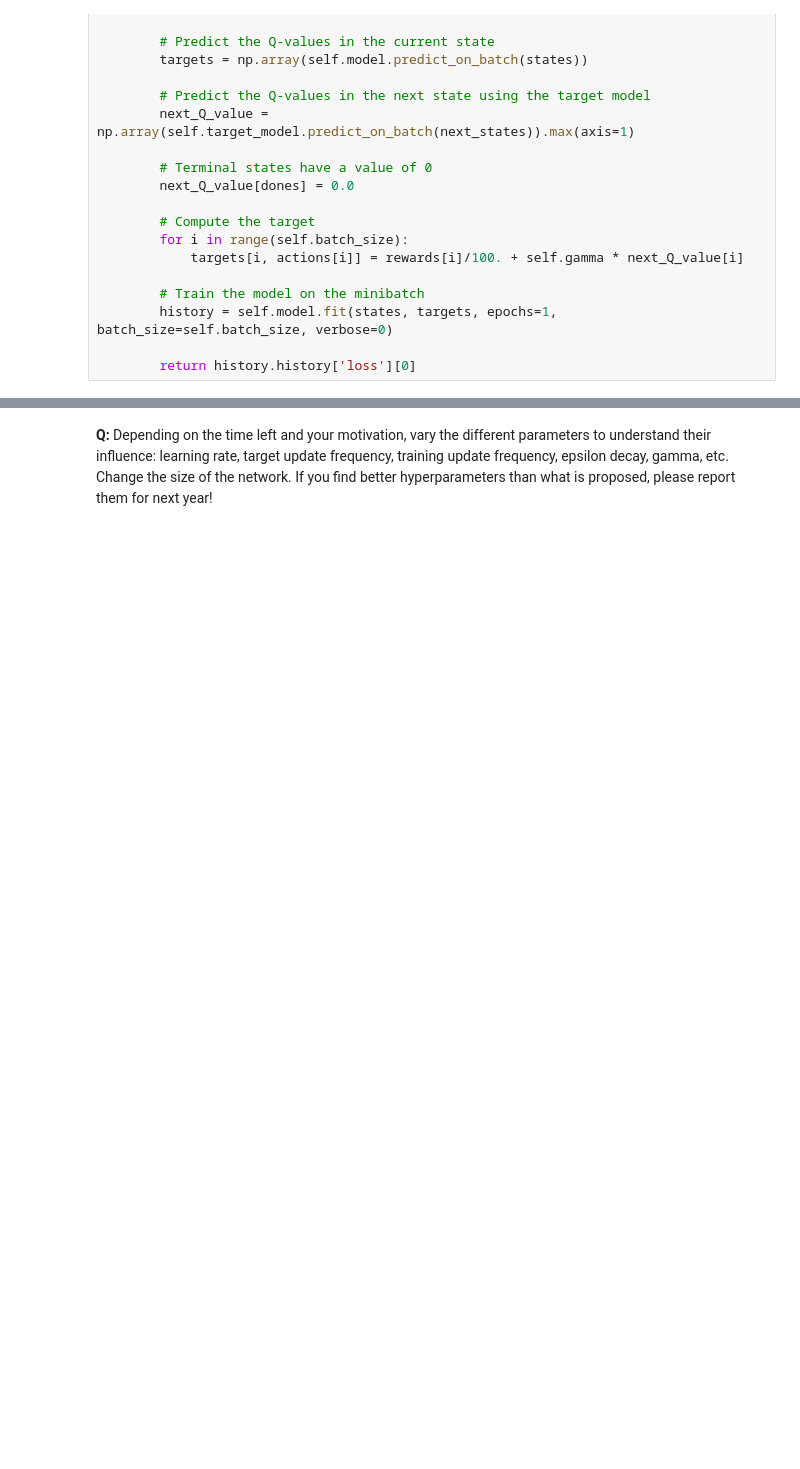
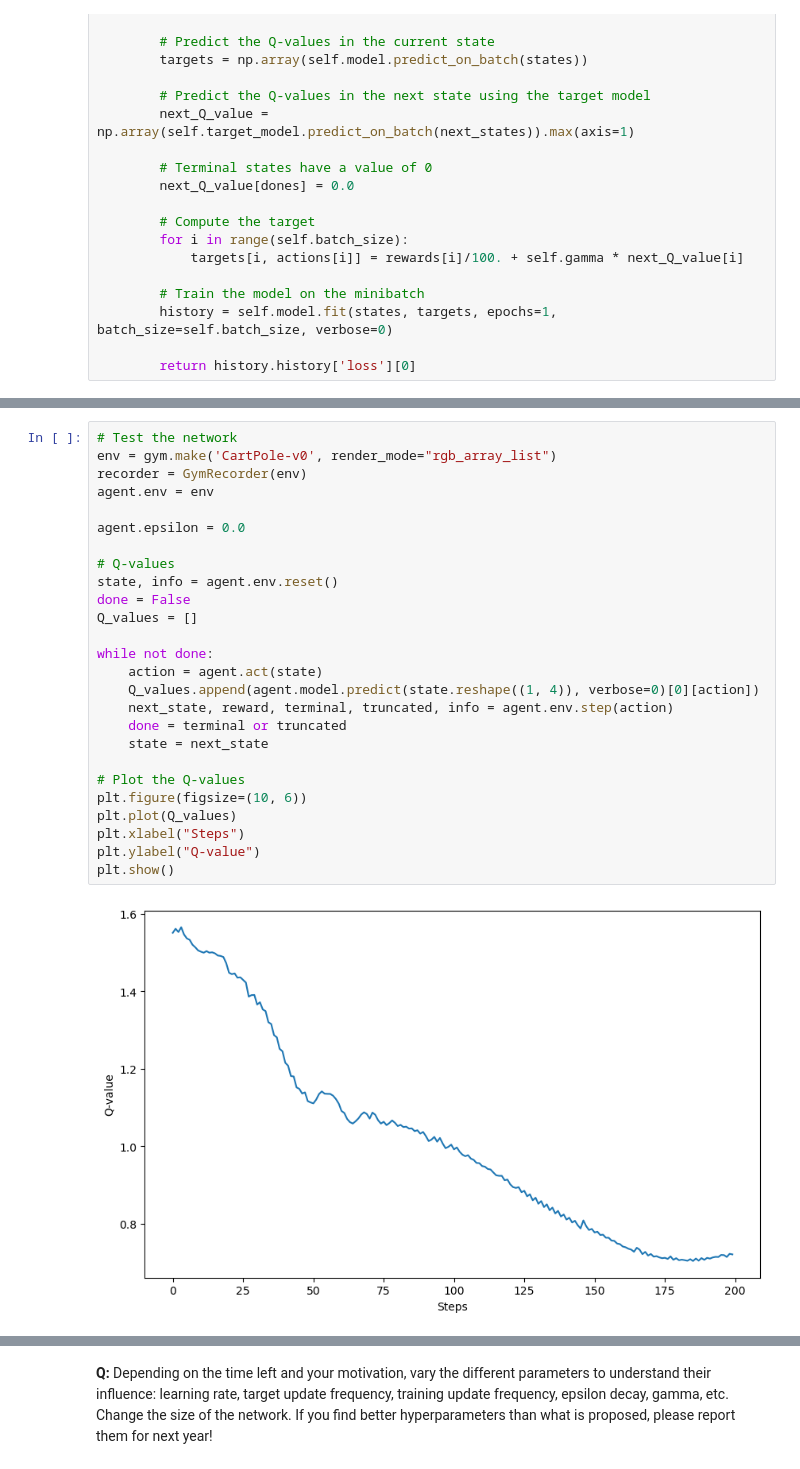
Before and after one commit to vitay/course-deeprl, a Jupyter notebook: notes/exercises/12-DQN-solution.ipynb, the cells around one changed output, grey strips where cells are left out. Cells and saved outputs as stored; diff of their text form; blank space fills up the shorter version.

```diff
--- a/notes/exercises/12-DQN-solution.ipynb
+++ b/notes/exercises/12-DQN-solution.ipynb
@@ -841,0 +874,28 @@ Number of steps: 200
+# %%
+# Test the network
+env = gym.make('CartPole-v0', render_mode="rgb_array_list")
+recorder = GymRecorder(env)
+agent.env = env
+
+agent.epsilon = 0.0
+
+# Q-values
+state, info = agent.env.reset()
+done = False
+Q_values = []
+
+while not done:
+    action = agent.act(state)
+    Q_values.append(agent.model.predict(state.reshape((1, 4)), verbose=0)[0][action])
+    next_state, reward, terminal, truncated, info = agent.env.step(action)
+    done = terminal or truncated
+    state = next_state
+
+# Plot the Q-values
+plt.figure(figsize=(10, 6))
+plt.plot(Q_values)
+plt.xlabel("Steps")
+plt.ylabel("Q-value")
+plt.show()
+# %% [output]
+[figure, added]
```
Also changed, not shown: parts of 26 cells of this notebook, 53 other files.
